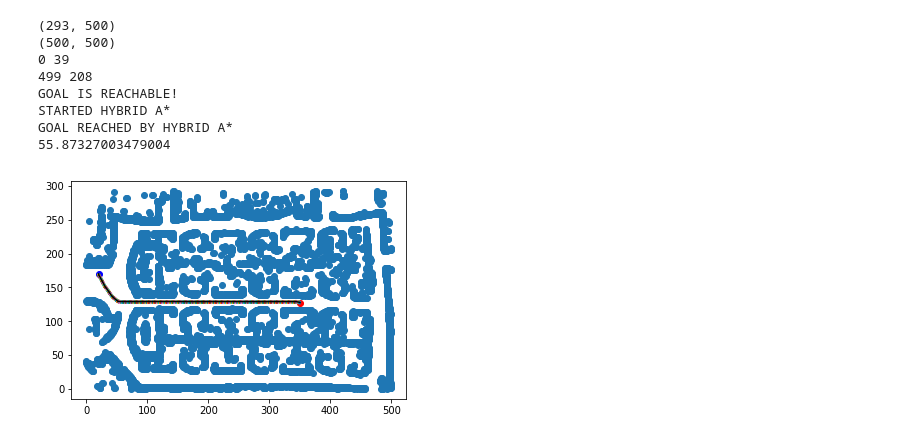
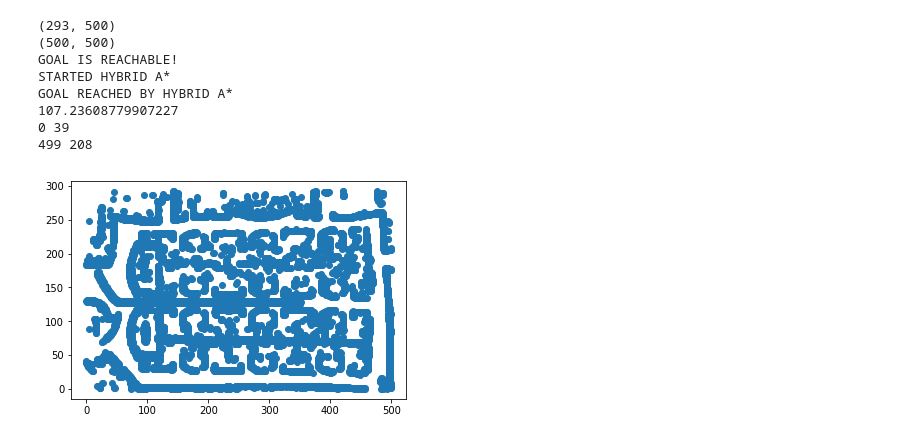
Before and after one commit to Acharya-Kiran/Astar, a Jupyter notebook: Path_Planning_v3.ipynb, the cells around one changed output. Saved outputs shown, nothing was run; the diff lists cells and outputs as text; code cells hidden in the pictures.

```diff
--- a/Path_Planning_v3.ipynb
+++ b/Path_Planning_v3.ipynb
@@ -357,7 +357,7 @@ def reconstruct_path(came_from, start, final):
 
 
 ###DISPLAY PATH
-def show_path(path, start, goal,vehicle_pt_obj_act,trolley_pt_obj_act):
+def show_path(path, start, goal,vehicle_pt_obj_act,trolley_pt_obj_act,grid):
   X=[start[0]]
   Y=[start[1]]
   X_t = [start[0]]
@@ -393,11 +393,13 @@ def show_path(path, start, goal,vehicle_pt_obj_act,trolley_pt_obj_act):
     l_t=np.append(revF_t,[revF_t[0]],axis=0)
 
     for i,j in zip(l,l_t):
-      Xj.append(i[0])
-      Yj.append(i[1])
-      Xj_t.append(j[0])
-      Yj_t.append(j[1])
-    plt.plot(Xj,Yj)
+      #Xj.append(i[0])
+      #Yj.append(i[1])
+      grid[idx(i[0])][idx(i[1])]=100
+      #Xj_t.append(j[0])
+      #Yj_t.append(j[1])
+      grid[idx(j[0])][idx(j[1])]=100
+    #plt.plot(Xj,Yj)
     #plt.plot(Xj_t,Yj_t)
     ##################################################
     '''
@@ -421,11 +423,12 @@ def show_path(path, start, goal,vehicle_pt_obj_act,trolley_pt_obj_act):
       Yjt.append(i[1])
     plt.plot(Xjt,Yjt)
     '''
-  plt.plot(X,Y, color='black')
+  #plt.plot(X,Y, color='black')
   #plt.plot(X_t,Y_t, color='blue')
-  plt.scatter([start[0]], [start[1]], color='blue')
-  plt.scatter([goal[0]], [goal[1]], color='red')
-  plt.show()
+  #plt.scatter([start[0]], [start[1]], color='blue')
+  #plt.scatter([goal[0]], [goal[1]], color='red')
+  #plt.show()
+  return grid
 
 ### PUT OBSTACLES:
 def put_obstacles(X_list,Y_list,grid):
@@ -459,43 +462,47 @@ def search(start,goal_node,present_heading,grid,speed):
   if(build_cost_map(state(goal_node.x,goal_node.y,0,0,0,0,0,0),goal(start[0],start[1]),grid)):
     process_further,ret_val=Hybrid_A_Star(GRID_TEST,current_state,goal_node,vehicle_pt_obj,trolley_pt_obj,speed)
     if(process_further):
-      show_path(reconstruct_path(ret_val.came_from,start,ret_val.final),start,[goal_node.x,goal_node.y],vehicle_pt_obj_actual,trolley_pt_obj_actual)
+      grid = show_path(reconstruct_path(ret_val.came_from,start,ret_val.final),start,[goal_node.x,goal_node.y],vehicle_pt_obj_actual,trolley_pt_obj_actual,grid)
 
     else:
       print("GOAL CANT BE REACHED!!")
   else:
     print("GOAL CANT BE REACHED!!")
+  return grid
 
 def grid_obstacles(grid):
     #grid[50][150]=100
     x,y=np.where(grid!=0)
     print(x[0],y[0])
     print(x[-1],y[-1])
     plt.scatter(x,y)
     #plt.show()
     #for val in zip(x,y):
         #plt.plot(val)
 
 
 
 #put_obstacles([[24,0,25],[26,0,25],[27,0,25],[60,15,35]],[],GRID_TEST)
 #GRID_TEST[50][150]=100
 
-grid_obstacles(GRID_TEST)
+
 ### A STAR VEHICLE POINTS
 vehicle_point_A=vehicle_points(np.array([[0,3],[0,2],[0,1],[0,-1],[0,-2],[0,-3],[1,0],[2,0],[3,0],[-1,0],[-2,0],[-3,0]]),[0,0])
 ### HYBRID VEHICLE POINTS
 vehicle_pt_obj_actual = vehicle_points( np.array([[0.5,0.5],[0.5,1.5],[0.5,2.5],[0.5,3.5],[1.5,0.5],[1.5,1.5],[1.5,2.5],[1.5,3.5]]),[0,2] )
 trolley_pt_obj_actual = vehicle_points(np.array([[-1,1],[-1,1.5],[-1,2],[-1,2.5],[-2,1],[-2,1.5],[-2,2],[-2,2.5]]),[0,2])
 ## CALL SEARCH
-search([20,170],goal(350,127),np.pi*1.5,GRID_TEST,3)
+GRID_TEST = search([20,170],goal(350,127),np.pi*1.5,GRID_TEST,3)
+GRID_TEST[20][170]=100
+GRID_TEST[350][270]=100
+grid_obstacles(GRID_TEST)
 # %% [output]
 (293, 500)
 (500, 500)
-0 39
-499 208
 GOAL IS REACHABLE!
 STARTED HYBRID A*
 GOAL REACHED BY HYBRID A*
-55.87327003479004
+107.23608779907227
+0 39
+499 208
-[figure, old version]
+[figure, new version]
```
